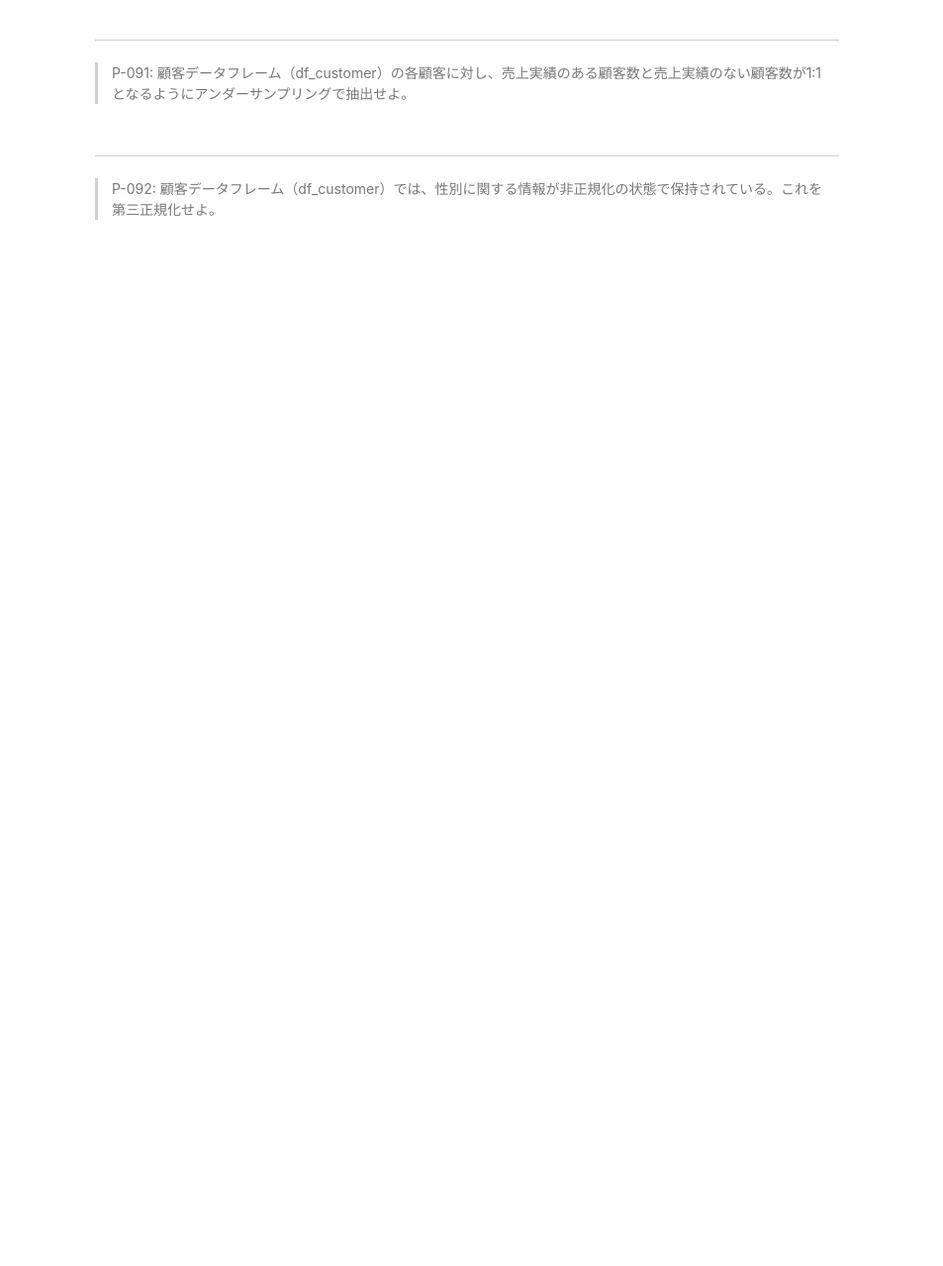
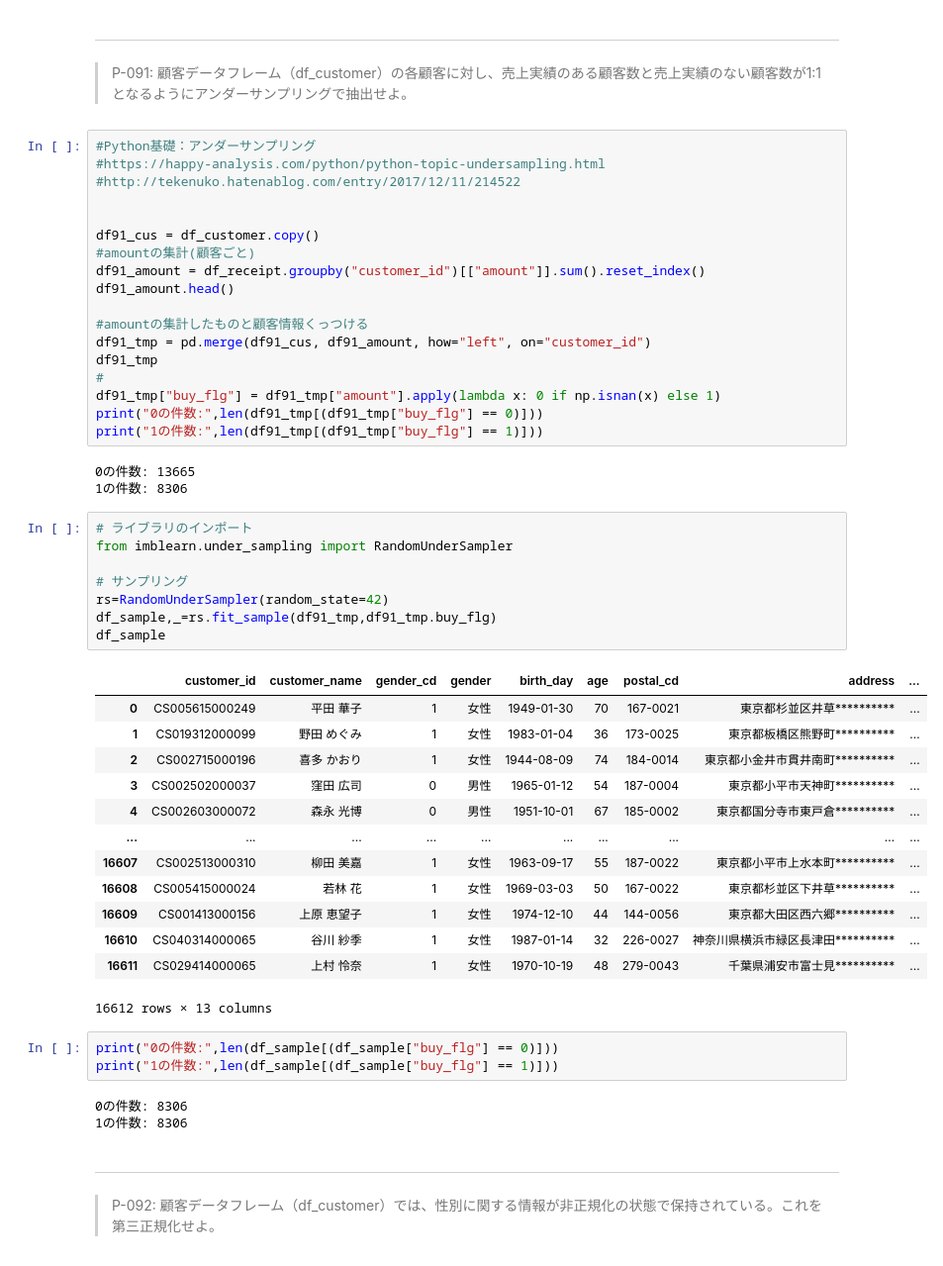
Before and after one commit to fintalk/koan, a Jupyter notebook: 100knock/submit/Shishizo/100_knock_Python(Shishizo).ipynb, the cells around one changed output. Shown at 99% size. Saved outputs shown, nothing was run; the diff lists cells and outputs as text; blank space fills up the shorter version.

```diff
--- a/100knock/submit/Shishizo/100_knock_Python(Shishizo).ipynb
+++ b/100knock/submit/Shishizo/100_knock_Python(Shishizo).ipynb
@@ -2948,6 +3198,55 @@ $$
 # %% [markdown]
 ---
 > P-091: 顧客データフレーム（df_customer）の各顧客に対し、売上実績のある顧客数と売上実績のない顧客数が1:1となるようにアンダーサンプリングで抽出せよ。
+# %%
+#Python基礎：アンダーサンプリング
+#https://happy-analysis.com/python/python-topic-undersampling.html
+#http://tekenuko.hatenablog.com/entry/2017/12/11/214522
+
+
+df91_cus = df_customer.copy()
+#amountの集計(顧客ごと)
+df91_amount = df_receipt.groupby("customer_id")[["amount"]].sum().reset_index()
+df91_amount.head()
+
+#amountの集計したものと顧客情報くっつける
+df91_tmp = pd.merge(df91_cus, df91_amount, how="left", on="customer_id")
+df91_tmp
+#
+df91_tmp["buy_flg"] = df91_tmp["amount"].apply(lambda x: 0 if np.isnan(x) else 1)
+print("0の件数:",len(df91_tmp[(df91_tmp["buy_flg"] == 0)]))
+print("1の件数:",len(df91_tmp[(df91_tmp["buy_flg"] == 1)]))
+# %% [output]
+0の件数: 13665
+1の件数: 8306
+# %%
+# ライブラリのインポート
+from imblearn.under_sampling import RandomUnderSampler
+
+# サンプリング
+rs=RandomUnderSampler(random_state=42)
+df_sample,_=rs.fit_sample(df91_tmp,df91_tmp.buy_flg)
+df_sample
+# %% [output]
+|  | customer_id | customer_name | gender_cd | gender | birth_day | age | postal_cd | address | ... |
+| 0 | CS005615000249 | 平田 華子 | 1 | 女性 | 1949-01-30 | 70 | 167-0021 | 東京都杉並区井草********** | ... |
+| 1 | CS019312000099 | 野田 めぐみ | 1 | 女性 | 1983-01-04 | 36 | 173-0025 | 東京都板橋区熊野町********** | ... |
+| 2 | CS002715000196 | 喜多 かおり | 1 | 女性 | 1944-08-09 | 74 | 184-0014 | 東京都小金井市貫井南町********** | ... |
+| 3 | CS002502000037 | 窪田 広司 | 0 | 男性 | 1965-01-12 | 54 | 187-0004 | 東京都小平市天神町********** | ... |
+| 4 | CS002603000072 | 森永 光博 | 0 | 男性 | 1951-10-01 | 67 | 185-0002 | 東京都国分寺市東戸倉********** | ... |
+| ... | ... | ... | ... | ... | ... | ... | ... | ... | ... |
+| 16607 | CS002513000310 | 柳田 美嘉 | 1 | 女性 | 1963-09-17 | 55 | 187-0022 | 東京都小平市上水本町********** | ... |
+| 16608 | CS005415000024 | 若林 花 | 1 | 女性 | 1969-03-03 | 50 | 167-0022 | 東京都杉並区下井草********** | ... |
+| 16609 | CS001413000156 | 上原 恵望子 | 1 | 女性 | 1974-12-10 | 44 | 144-0056 | 東京都大田区西六郷********** | ... |
+| 16610 | CS040314000065 | 谷川 紗季 | 1 | 女性 | 1987-01-14 | 32 | 226-0027 | 神奈川県横浜市緑区長津田********** | ... |
+| 16611 | CS029414000065 | 上村 怜奈 | 1 | 女性 | 1970-10-19 | 48 | 279-0043 | 千葉県浦安市富士見********** | ... |
+16612 rows × 13 columns
+# %%
+print("0の件数:",len(df_sample[(df_sample["buy_flg"] == 0)]))
+print("1の件数:",len(df_sample[(df_sample["buy_flg"] == 1)]))
+# %% [output]
+0の件数: 8306
+1の件数: 8306
 # %% [markdown]
 ---
 > P-092: 顧客データフレーム（df_customer）では、性別に関する情報が非正規化の状態で保持されている。これを第三正規化せよ。
```
Also changed, not shown: parts of 39 cells of this notebook, 4 other files.
